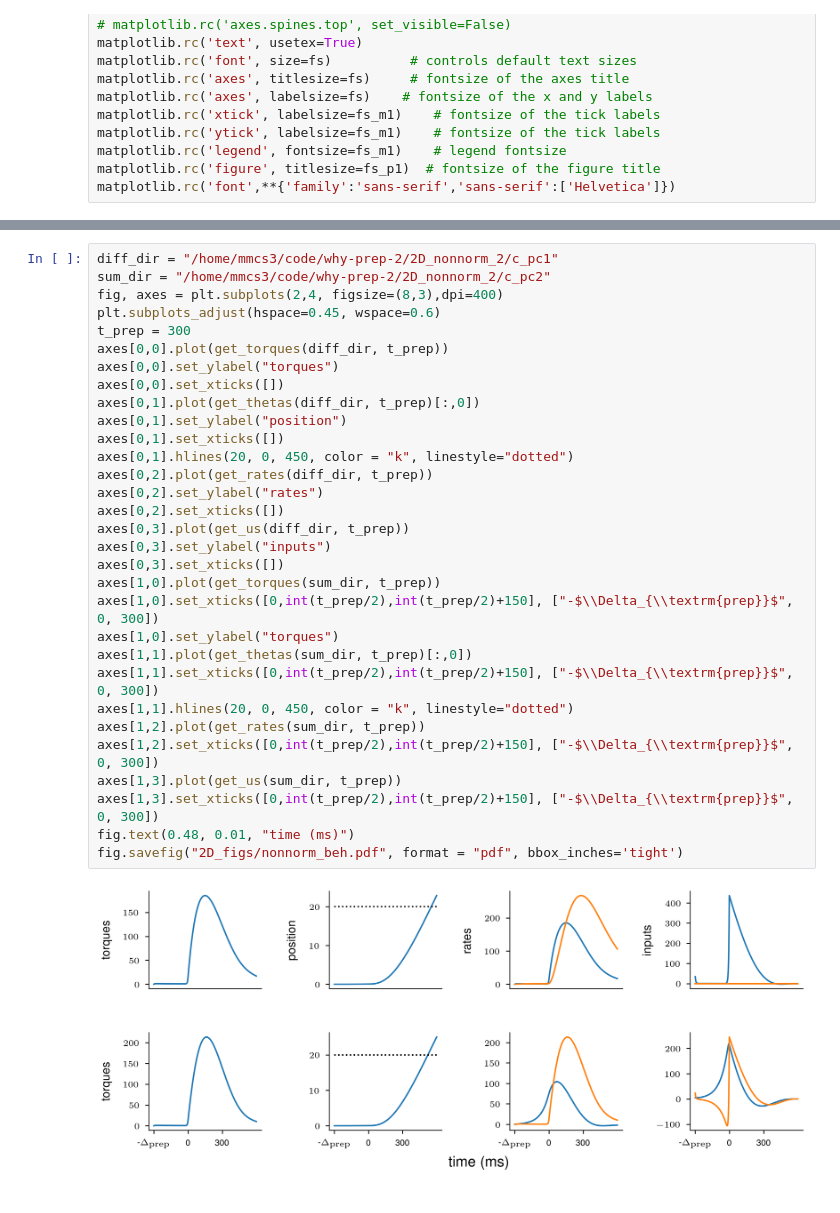
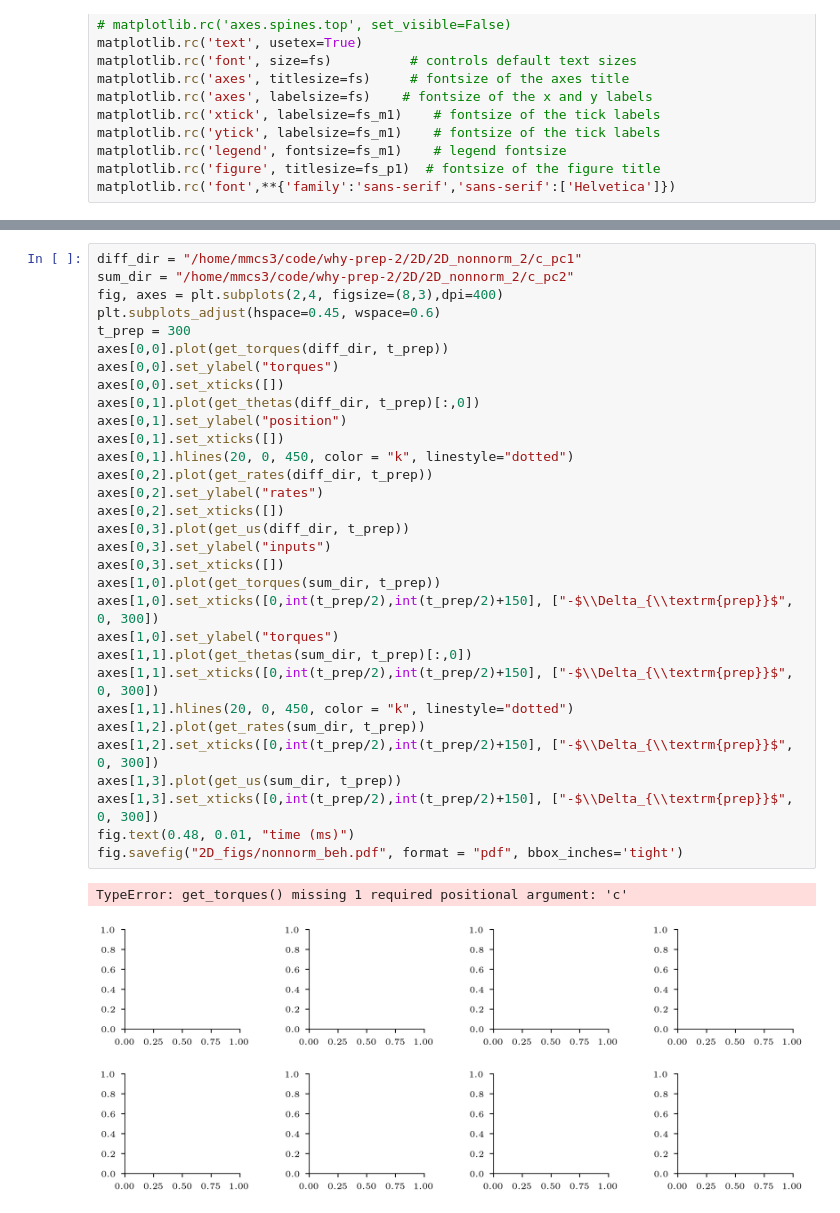
Before and after one commit to marineschimel/why-prep-2, a Jupyter notebook: notebooks/plot_2d.ipynb, the cells around one changed output, grey strips where cells are left out. Saved outputs shown, nothing was run; the diff lists cells and outputs as text.

```diff
--- a/notebooks/plot_2d.ipynb
+++ b/notebooks/plot_2d.ipynb
@@ -338,36 +339,37 @@ fig.savefig("2D_figs/skew_projs.pdf", format = "pdf", bbox_inches='tight')
 # %%
-diff_dir = "/home/mmcs3/code/why-prep-2/2D_nonnorm_2/c_pc1"
-sum_dir = "/home/mmcs3/code/why-prep-2/2D_nonnorm_2/c_pc2"
+diff_dir = "/home/mmcs3/code/why-prep-2/2D/2D_nonnorm_2/c_pc1"
+sum_dir = "/home/mmcs3/code/why-prep-2/2D/2D_nonnorm_2/c_pc2"
 fig, axes = plt.subplots(2,4, figsize=(8,3),dpi=400)
 plt.subplots_adjust(hspace=0.45, wspace=0.6)
 t_prep = 300
 axes[0,0].plot(get_torques(diff_dir, t_prep))
 axes[0,0].set_ylabel("torques")
 axes[0,0].set_xticks([])
 axes[0,1].plot(get_thetas(diff_dir, t_prep)[:,0])
 axes[0,1].set_ylabel("position")
 axes[0,1].set_xticks([])
 axes[0,1].hlines(20, 0, 450, color = "k", linestyle="dotted")
 axes[0,2].plot(get_rates(diff_dir, t_prep))
 axes[0,2].set_ylabel("rates")
 axes[0,2].set_xticks([])
 axes[0,3].plot(get_us(diff_dir, t_prep))
 axes[0,3].set_ylabel("inputs")
 axes[0,3].set_xticks([])
 axes[1,0].plot(get_torques(sum_dir, t_prep))
 axes[1,0].set_xticks([0,int(t_prep/2),int(t_prep/2)+150], ["-$\\Delta_{\\textrm{prep}}$", 0, 300])
 axes[1,0].set_ylabel("torques")
 axes[1,1].plot(get_thetas(sum_dir, t_prep)[:,0])
 axes[1,1].set_xticks([0,int(t_prep/2),int(t_prep/2)+150], ["-$\\Delta_{\\textrm{prep}}$", 0, 300])
 axes[1,1].hlines(20, 0, 450, color = "k", linestyle="dotted")
 axes[1,2].plot(get_rates(sum_dir, t_prep))
 axes[1,2].set_xticks([0,int(t_prep/2),int(t_prep/2)+150], ["-$\\Delta_{\\textrm{prep}}$", 0, 300])
 axes[1,3].plot(get_us(sum_dir, t_prep))
 axes[1,3].set_xticks([0,int(t_prep/2),int(t_prep/2)+150], ["-$\\Delta_{\\textrm{prep}}$", 0, 300])
 fig.text(0.48, 0.01, "time (ms)")
 fig.savefig("2D_figs/nonnorm_beh.pdf", format = "pdf", bbox_inches='tight')
 # %% [output]
+TypeError: get_torques() missing 1 required positional argument: 'c'
-[figure, old version]
+[figure, new version]
 # %%
 
 from matplotlib.collections import LineCollection
```
Also changed, not shown: parts of 9 cells of this notebook, 7 other files.
